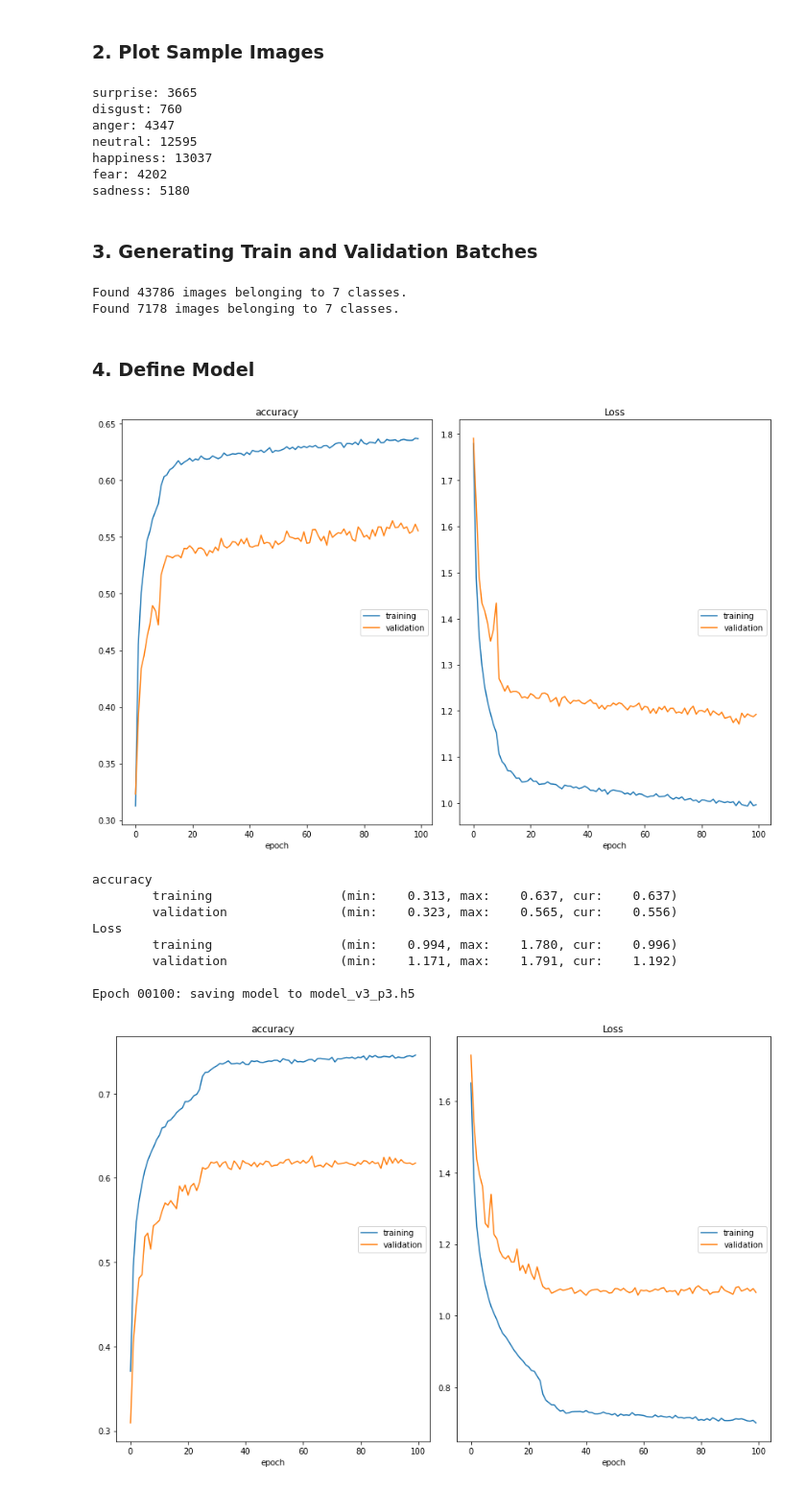
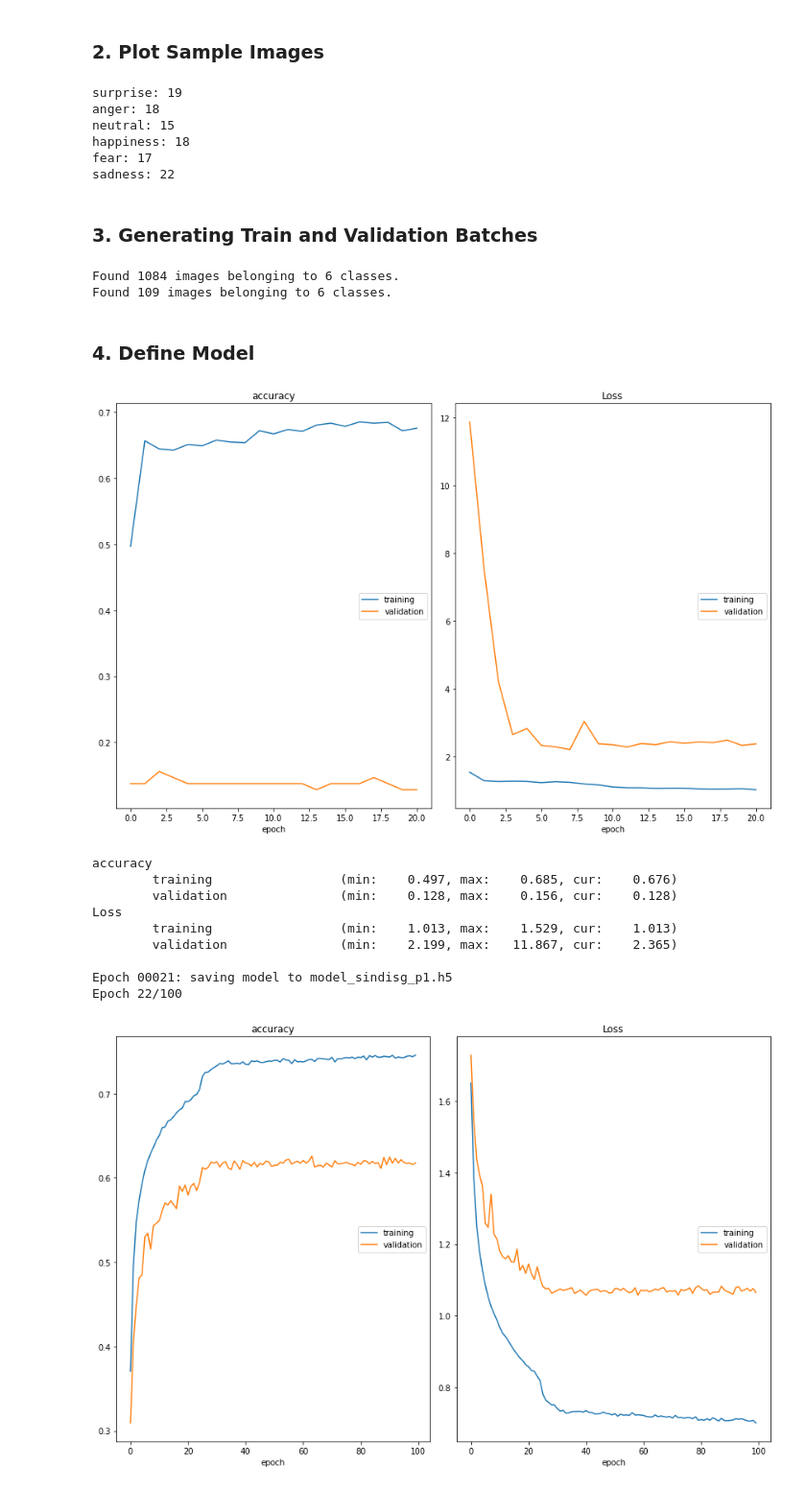
Before and after one commit to Hiidekii/HoN-HappyOrNot-, a Jupyter notebook: model3[@tensorflow].ipynb, the cells around one changed output. Shown at 96% size. Drawn from its saved outputs; the diff is of its cells as text; code cells hidden in the pictures.

```diff
--- a/model3[@tensorflow].ipynb
+++ b/model3[@tensorflow].ipynb
@@ -28,16 +28,15 @@ Tensorflow Version : 2.6.1
 # %% [markdown]
 ### 2. Plot Sample Images
 # %%
-for expression in os.listdir("data/all/train/"):
-    print(expression+":",str(len(os.listdir("data/all/train/"+expression))))
+for expression in os.listdir("data/CK_cut/"):
+    print(expression+":",str(len(os.listdir("data/predict/"+expression))))
 # %% [output]
-surprise: 3665
-disgust: 760
-anger: 4347
-neutral: 12595
-happiness: 13037
-fear: 4202
-sadness: 5180
+surprise: 19
+anger: 18
+neutral: 15
+happiness: 18
+fear: 17
+sadness: 22
 # %% [markdown]
 ### 3. Generating Train and Validation Batches
 # %%
@@ -47,7 +46,7 @@ batch_size = 32
 datagen_train = ImageDataGenerator(horizontal_flip = True,
                                    rotation_range = 40,
                                   brightness_range=(0.,2.))
-train_generator = datagen_train.flow_from_directory("data/all/train/",
+train_generator = datagen_train.flow_from_directory("data/CK_cut/",
                                                    target_size = (HEIGHT, WIDTH),
                                                        color_mode = 'grayscale',
                                                         batch_size = batch_size,
@@ -58,15 +57,15 @@ train_generator = datagen_train.flow_from_directory("data/all/train/",
 datagen_validation = ImageDataGenerator(horizontal_flip = True,
                                    rotation_range = 40,
                                   brightness_range=(0.,2.))
-validation_generator = datagen_validation.flow_from_directory("data/all/test/",
+validation_generator = datagen_validation.flow_from_directory("data/predict/",
                                                    target_size = (HEIGHT, WIDTH),
                                                        color_mode = 'grayscale',
                                                         batch_size = batch_size,
                                                    class_mode = 'categorical',
                                                    shuffle = True)
 # %% [output]
-Found 43786 images belonging to 7 classes.
-Found 7178 images belonging to 7 classes.
+Found 1084 images belonging to 6 classes.
+Found 109 images belonging to 6 classes.
 # %% [markdown]
 ### 4. Define Model
 # %%
@@ -112,42 +111,41 @@ model.add(BatchNormalization())
 model.add(Activation('relu'))
 model.add(Dropout(0.25))
 
-model.add(Dense(7,activation='softmax'))
+model.add(Dense(6,activation='softmax'))
 
 opt = Adam(lr=0.0005)
 
 model.compile(optimizer=opt,loss='categorical_crossentropy',metrics=['accuracy'])
 #model.summary()
 # %%
-try:
-    epochs = 100
-    steps_per_epoch = train_generator.n//train_generator.batch_size
-    validation_steps = validation_generator.n//validation_generator.batch_size
 
-    checkpoint = ModelCheckpoint("model_v3_p3.h5",monitor='val_accuracy',
-                                save_weights_only=False, model='max',verbose=1)
-    reduce_lr = ReduceLROnPlateau(monitor='val_loss',factor=0.1,patience=2,min_lr=0.00001,model='auto')
+epochs = 100
+steps_per_epoch = train_generator.n//train_generator.batch_size
+validation_steps = validation_generator.n//validation_generator.batch_size
 
-    callbacks = [PlotLossesCallback(),checkpoint,reduce_lr]
-    history = model.fit(
-        x = train_generator,
-        steps_per_epoch=steps_per_epoch,
-        epochs=epochs,
-        validation_data=validation_generator,
-        callbacks=callbacks
-    )
-except:
-    print("error")
+checkpoint = ModelCheckpoint("model_sindisg_p1.h5",monitor='val_accuracy',
+                            save_weights_only=False, model='max',verbose=1)
+reduce_lr = ReduceLROnPlateau(monitor='val_loss',factor=0.1,patience=2,min_lr=0.00001,model='auto')
+
+callbacks = [PlotLossesCallback(),checkpoint,reduce_lr]
+history = model.fit(
+    x = train_generator,
+    steps_per_epoch=steps_per_epoch,
+    epochs=epochs,
+    validation_data=validation_generator,
+    callbacks=callbacks
+)
 # %% [output]
-[figure, old version]
+[figure, new version]
 accuracy
-        training                 (min:    0.313, max:    0.637, cur:    0.637)
-        validation               (min:    0.323, max:    0.565, cur:    0.556)
+        training                 (min:    0.497, max:    0.685, cur:    0.676)
+        validation               (min:    0.128, max:    0.156, cur:    0.128)
 Loss
-        training                 (min:    0.994, max:    1.780, cur:    0.996)
-        validation               (min:    1.171, max:    1.791, cur:    1.192)
+        training                 (min:    1.013, max:    1.529, cur:    1.013)
+        validation               (min:    2.199, max:   11.867, cur:    2.365)
 
-Epoch 00100: saving model to model_v3_p3.h5
+Epoch 00021: saving model to model_sindisg_p1.h5
+Epoch 22/100
 # %%
 
 def my_model():
```
Also changed, not shown: 7 other files.
